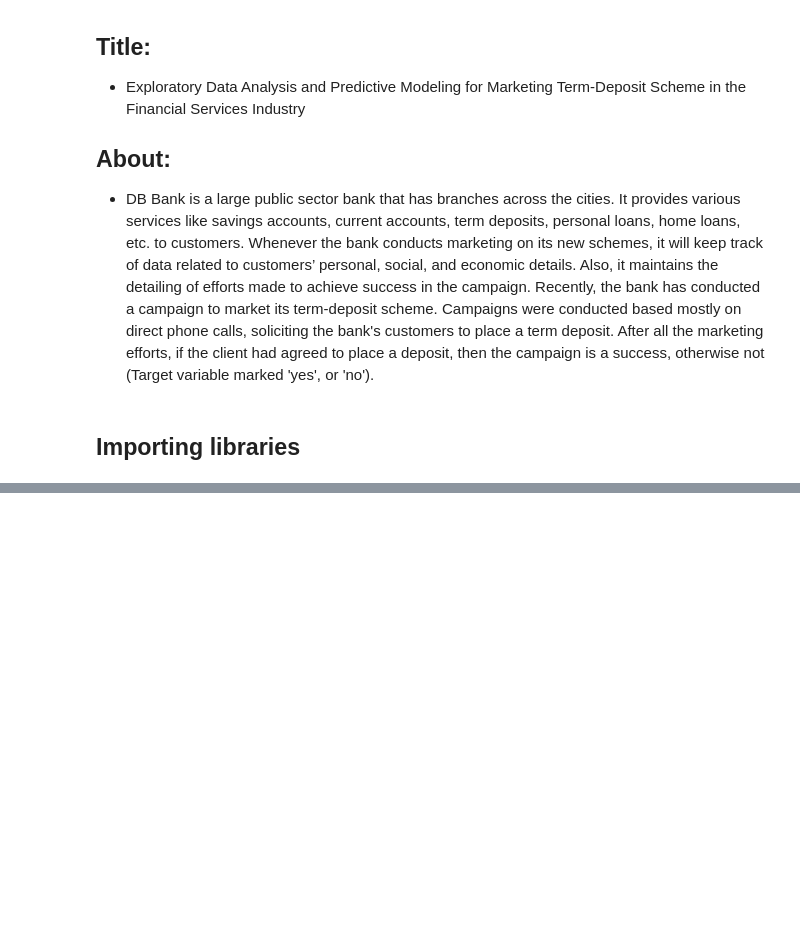
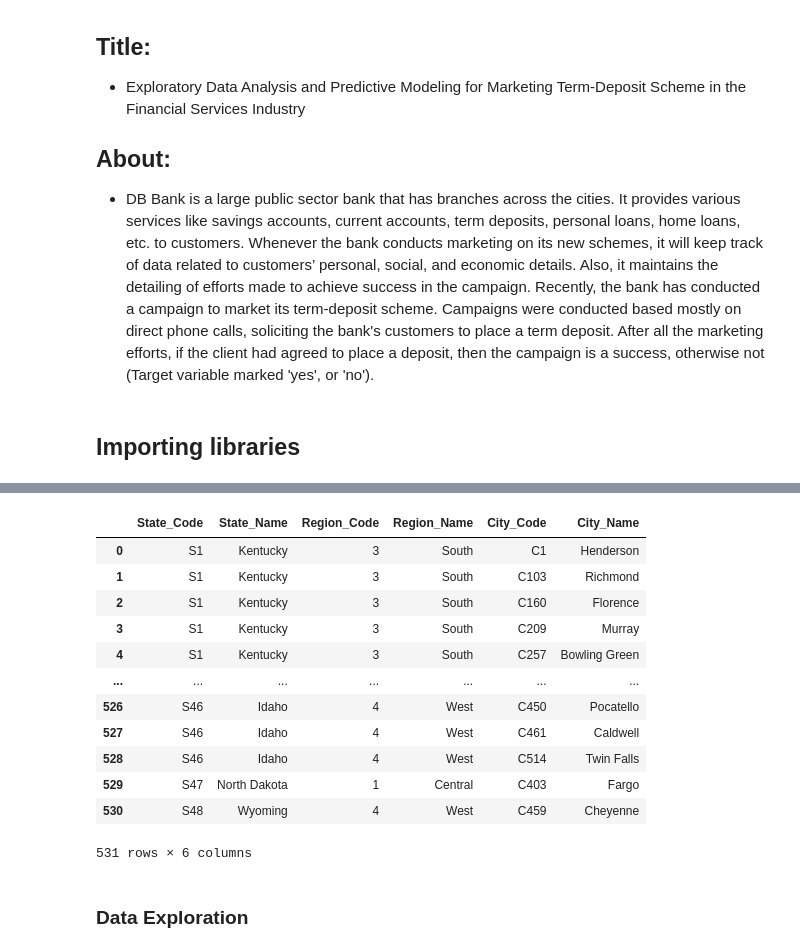
Before and after one commit to Mayank5112/Capstone-Project-5, a Jupyter notebook: capestone-5.ipynb, the cells around one changed output, grey strips where cells are left out. Drawn from its saved outputs; the diff is of its cells as text; code cells hidden in the pictures; blank space fills up the shorter version.

```diff
--- a/capestone-5.ipynb
+++ b/capestone-5.ipynb
@@ -13,0 +143,21 @@ import pandas as pd
+# %%
+area_merged_df = pd.merge(state_master_df, region_code_master_df, on='Region_Code', how='left')
+area_merged_df = pd.merge(area_merged_df, city_master_df, on='State_Code', how='inner')
+
+area_merged_df
+# %% [output]
+|  | State_Code | State_Name | Region_Code | Region_Name | City_Code | City_Name |
+| 0 | S1 | Kentucky | 3 | South | C1 | Henderson |
+| 1 | S1 | Kentucky | 3 | South | C103 | Richmond |
+| 2 | S1 | Kentucky | 3 | South | C160 | Florence |
+| 3 | S1 | Kentucky | 3 | South | C209 | Murray |
+| 4 | S1 | Kentucky | 3 | South | C257 | Bowling Green |
+| ... | ... | ... | ... | ... | ... | ... |
+| 526 | S46 | Idaho | 4 | West | C450 | Pocatello |
+| 527 | S46 | Idaho | 4 | West | C461 | Caldwell |
+| 528 | S46 | Idaho | 4 | West | C514 | Twin Falls |
+| 529 | S47 | North Dakota | 1 | Central | C403 | Fargo |
+| 530 | S48 | Wyoming | 4 | West | C459 | Cheyenne |
+531 rows × 6 columns
+# %% [markdown]
+### Data Exploration
```
Also changed, not shown: parts of 28 cells of this notebook.
